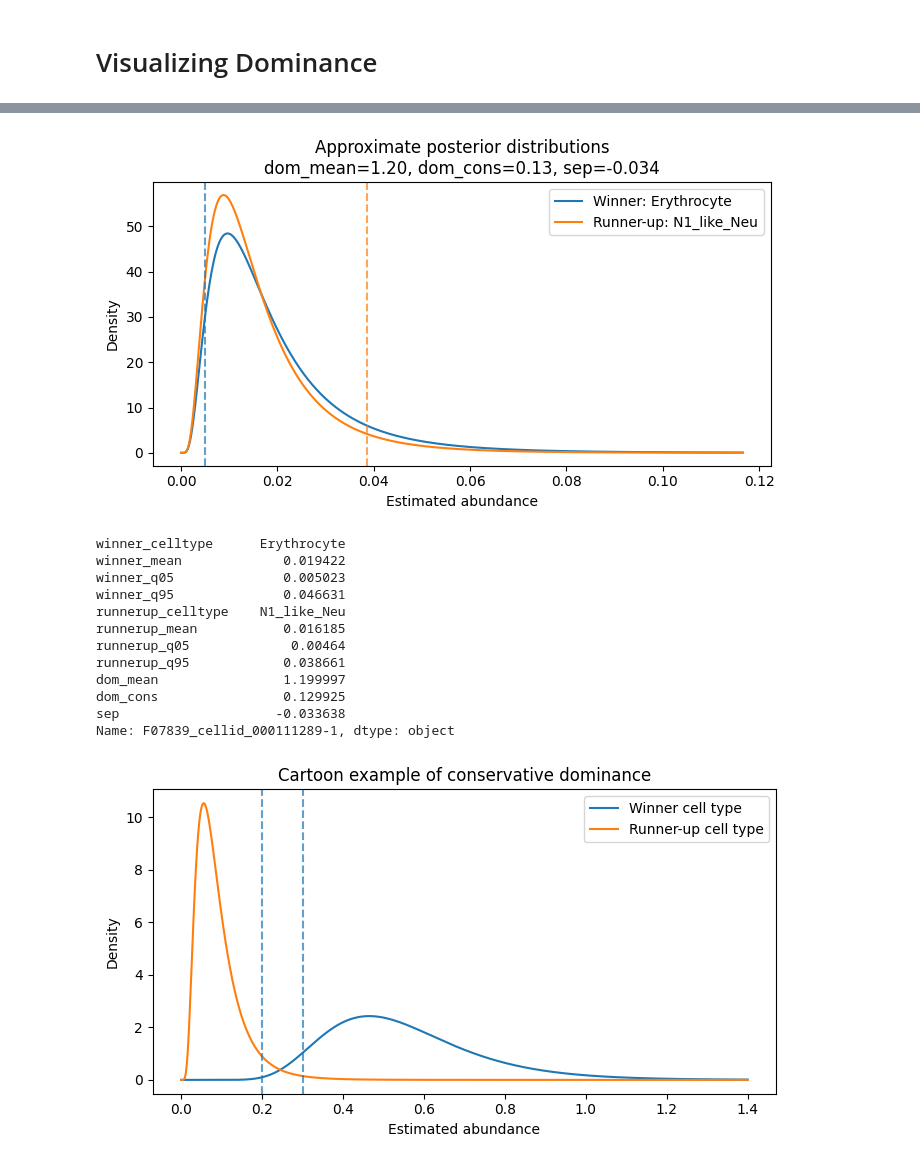
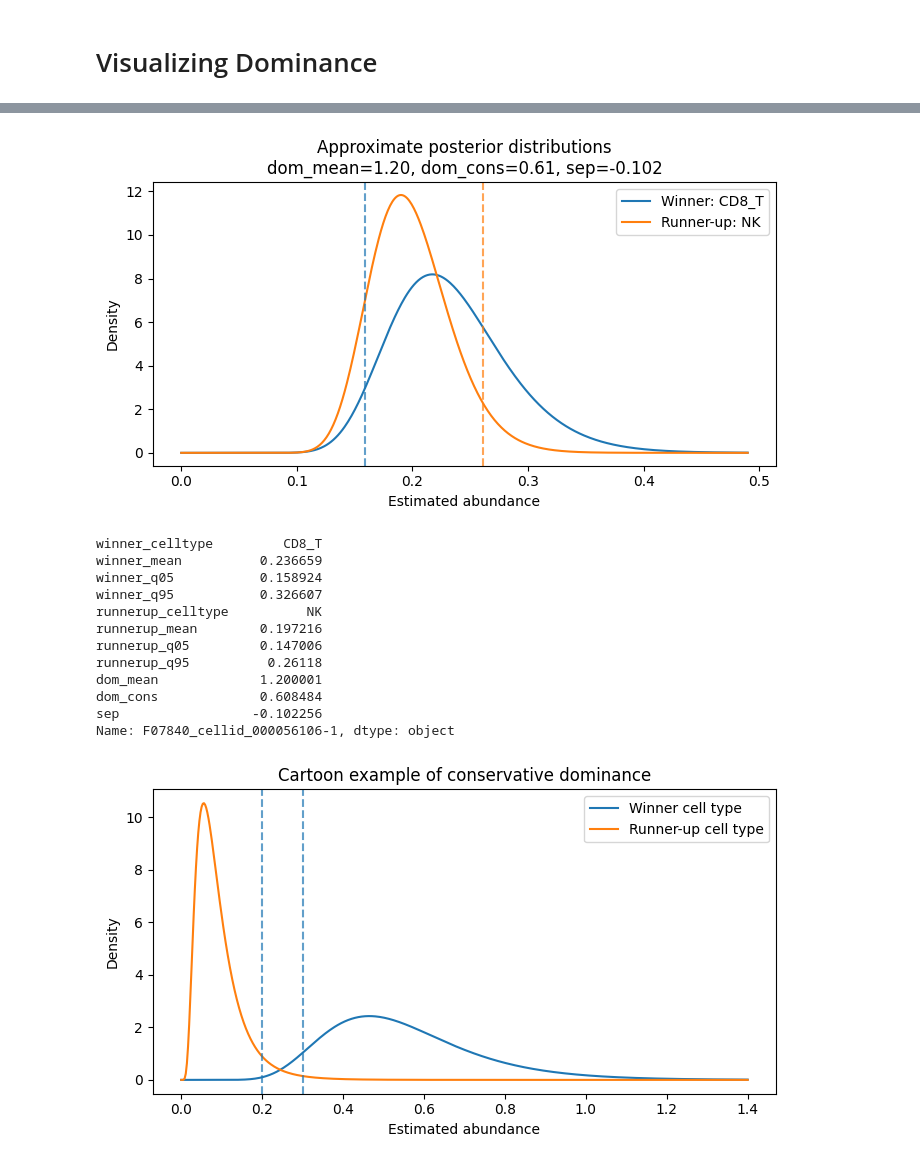
Before and after one commit to Li-Lab-COH/Spatial_CAR_T, a Jupyter notebook: CellTypeAnnotation/Processing_c2l.ipynb, the cells around one changed output, grey strips where cells are left out. Saved outputs shown, nothing was run; the diff lists cells and outputs as text; code cells hidden in the pictures.

```diff
--- a/CellTypeAnnotation/Processing_c2l.ipynb
+++ b/CellTypeAnnotation/Processing_c2l.ipynb
@@ -132,2 +71,0 @@ array([[ 6, 13],
-# %%
-top2_idx = np.argpartition(M, -2, axis=1)[:, -2:]
@@ -145,7 +77,8 @@ def annotate_cell2location_dom(
     q05_df: pd.DataFrame,
     q95_df: pd.DataFrame,
     q_cut: float = 0.05,
-    dom_cut: float = 1.5,
+    dom_cut: float = 1.3,
+    dom_cons_cut: float = 0.35,
     sep_cut: float = -np.inf,
     min_total_mean: float = 0.25,
     unknown_label: str = "Unknown",
@@ -172,12 +105,14 @@ def annotate_cell2location_dom(
     ru_q95  = Q95[np.arange(n), ru_idx]
 
     dom = win_mean / (ru_mean + 1e-12)
+    dom_cons = win_q05 / (ru_q95 + 1e-12)
     sep = win_q05 - ru_q95
 
     ok = (
         (total_mean >= min_total_mean) &
         (win_q05 >= q_cut) &
         (dom >= dom_cut) &
+        (dom_cons >= dom_cons_cut) &
         (sep >= sep_cut)
     )
 
@@ -193,6 +128,7 @@ def annotate_cell2location_dom(
         "runnerup_mean": ru_mean,
         "runnerup_q95": ru_q95,
         "dom_top1_over_top2": dom,
+        "dom_conservative": dom_cons,
         "sep_q05_minus_runnerup_q95": sep,
         "total_abundance_mean": total_mean,
         "is_high_conf": ok,
@@ -1026,19 +968,25 @@ summary_df.head()
 # %%
 # Example 1: mean dominance > 1.5, but conservative dominance < 1
 example_mean_only = summary_df[
-    (summary_df["dom_mean"] >= 1.1) &
-    (summary_df["dom_mean"] <= 1.2) #&
-    # (summary_df["dom_cons"] < 1.2)
+    # (summary_df["sep"] >= 0)
+    (summary_df["dom_mean"] >= 1.2) &
+    # (summary_df["dom_mean"] <= 1.6) &
+    (summary_df["dom_cons"] >= 0.35) #&
+    # (summary_df["dom_cons"] <= 0.4)
 ].sort_values("dom_mean", ascending=False)
 
-print("Mean-dominant but not conservative:")
-display(example_mean_only.head(5))
+# print("Mean-dominant but not conservative:")
+# display(example_mean_only.head(5))
 
-# Example 2: conservative dominance > 1.5
-example_conservative = summary_df[
-    (summary_df["dom_cons"] > 1.5)
-].sort_values("dom_cons", ascending=False)
 
-print("Conservatively dominant:")
-display(example_conservative.head(5))
+total = len(summary_df)
+passed = (
+    # (summary_df["sep"] >= 0)
+    (summary_df["dom_mean"] >= 1.1) &
+    # (summary_df["dom_mean"] <= 1.6) &
+    (summary_df["dom_cons"] >= 0.35) #&
+    # (summary_df["dom_cons"] <= 0.4)
+).sum()
+
+print(f"Pass: {passed / total * 100:.1f}%  |  Fail: {(total - passed) / total * 100:.1f}%  ({passed}/{total})")
 # %% [output]
@@ -1090,8 +1006,10 @@ import numpy as np
 
 # Pick one row from one of the example tables
 # row_id = example_conservative.index[6000]   # or example_mean_only.index[0]
-row_id = example_mean_only.index[1]
+row_id = example_mean_only.index[-1]
+# row_id = example_mean_only.index[3* len(example_mean_only) // 4]
 # row_id = example_mean_only.index[len(example_mean_only) // 2]
+
 
 row = summary_df.loc[row_id]
 
@@ -1099,47 +1017,47 @@ row = summary_df.loc[row_id]
 dist_win, mu_w, sig_w = fit_lognorm_from_q05_q95(row["winner_q05"], row["winner_q95"])
 dist_ru,  mu_r, sig_r = fit_lognorm_from_q05_q95(row["runnerup_q05"], row["runnerup_q95"])
 
 # x-range
-xmax = max(row["winner_q95"], row["runnerup_q95"]) * 2.5
+xmax = max(row["winner_q95"], row["runnerup_q95"]) * 1.5
 x = np.linspace(1e-5, xmax, 500)
 
 # densities
 y_win = dist_win.pdf(x)
 y_ru  = dist_ru.pdf(x)
 
 fig, ax = plt.subplots(figsize=(7, 4))
 ax.plot(x, y_win, label=f"Winner: {row['winner_celltype']}")
 ax.plot(x, y_ru,  label=f"Runner-up: {row['runnerup_celltype']}")
 
 # vertical lines for q05/q95
 ax.axvline(row["winner_q05"], linestyle="--", alpha=0.7)
 ax.axvline(row["runnerup_q95"], linestyle="--", alpha=0.7, color='C1')
 
 ax.set_title(
     f"Approximate posterior distributions\n"
     f"dom_mean={row['dom_mean']:.2f}, dom_cons={row['dom_cons']:.2f}, sep={row['sep']:.3f}"
 )
 ax.set_xlabel("Estimated abundance")
 ax.set_ylabel("Density")
 ax.legend()
 plt.tight_layout()
 plt.show()
 
 print(row)
 # %% [output]
-[figure, old version]
+[figure, new version]
-winner_celltype      Erythrocyte
-winner_mean             0.019422
-winner_q05              0.005023
-winner_q95              0.046631
-runnerup_celltype    N1_like_Neu
-runnerup_mean           0.016185
-runnerup_q05             0.00464
-runnerup_q95            0.038661
-dom_mean                1.199997
-dom_cons                0.129925
-sep                    -0.033638
-Name: F07839_cellid_000111289-1, dtype: object
+winner_celltype         CD8_T
+winner_mean          0.236659
+winner_q05           0.158924
+winner_q95           0.326607
+runnerup_celltype          NK
+runnerup_mean        0.197216
+runnerup_q05         0.147006
+runnerup_q95          0.26118
+dom_mean             1.200001
+dom_cons             0.608484
+sep                 -0.102256
+Name: F07840_cellid_000056106-1, dtype: object
 # %%
 import numpy as np
 import matplotlib.pyplot as plt
```
Also changed, not shown: parts of 24 cells of this notebook, 4 other files.
